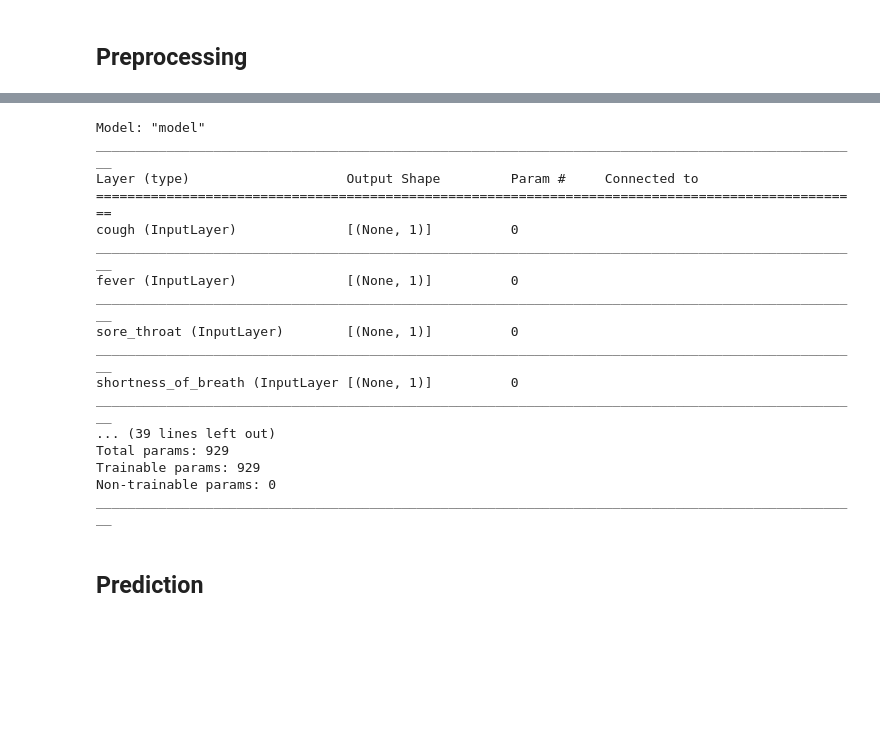
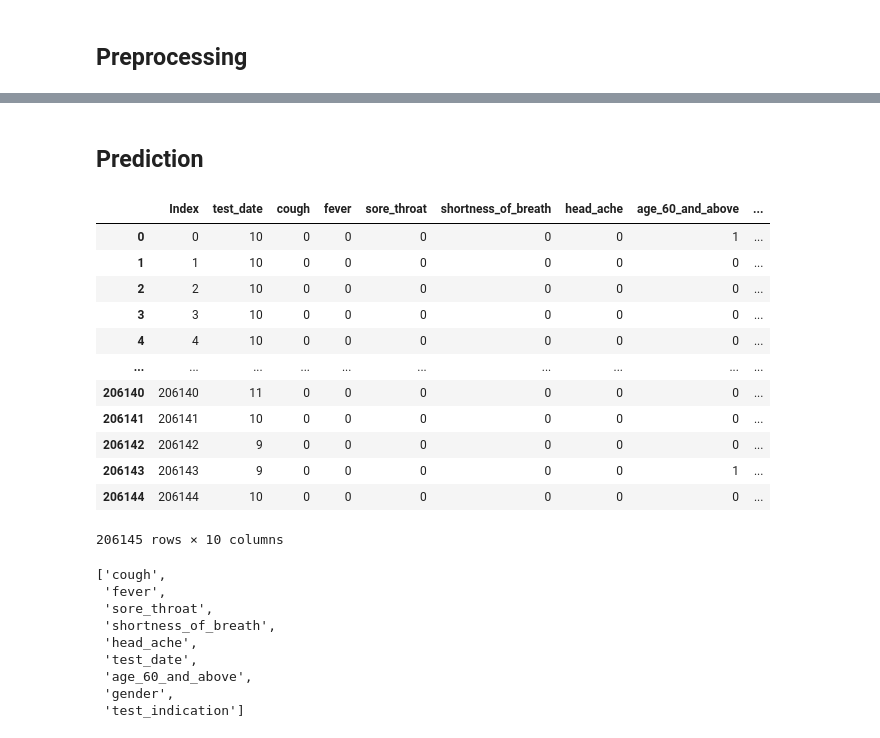
Before and after one commit to YaserAlOsh/Covid19-Detection, a Jupyter notebook: covid19-symptoms-detection.ipynb, the cells around one changed output, grey strips where cells are left out. Cells and saved outputs as stored; diff of their text form; code cells hidden in the pictures; blank space fills up the shorter version.

```diff
--- a/covid19-symptoms-detection.ipynb
+++ b/covid19-symptoms-detection.ipynb
@@ -408,23 +432,3 @@ Epoch 10/10
 <keras.callbacks.History at 0x...>
-# %%
-model.summary()
-# %% [output]
-Model: "model"
-__________________________________________________________________________________________________
-Layer (type)                    Output Shape         Param #     Connected to
-==================================================================================================
-cough (InputLayer)              [(None, 1)]          0
-__________________________________________________________________________________________________
-fever (InputLayer)              [(None, 1)]          0
-__________________________________________________________________________________________________
-sore_throat (InputLayer)        [(None, 1)]          0
-__________________________________________________________________________________________________
-shortness_of_breath (InputLayer [(None, 1)]          0
-__________________________________________________________________________________________________
-... (39 lines left out)
-Total params: 929
-Trainable params: 929
-Non-trainable params: 0
-__________________________________________________________________________________________________
 # %% [markdown]
 ## Prediction
@@ -473,3 +479,41 @@ def df_to_dataset(dataframe, shuffle=True, batch_size=32):
   ds = ds.batch(batch_size)
   ds = ds.prefetch(batch_size)
   return ds
+# %%
+test_df['test_date'] = test_df['test_date'].str.split('-',expand=True)[1].astype(str).astype(int)
+test_df['test_date'] = test_df['test_date'].astype(str).astype(int)
+test_df['age_60_and_above'] = test_df['age_60_and_above'].astype(str).astype(int)
+# %%
+test_df
+# %% [output]
+|  | Index | test_date | cough | fever | sore_throat | shortness_of_breath | head_ache | age_60_and_above | ... |
+| 0 | 0 | 10 | 0 | 0 | 0 | 0 | 0 | 1 | ... |
+| 1 | 1 | 10 | 0 | 0 | 0 | 0 | 0 | 0 | ... |
+| 2 | 2 | 10 | 0 | 0 | 0 | 0 | 0 | 0 | ... |
+| 3 | 3 | 10 | 0 | 0 | 0 | 0 | 0 | 0 | ... |
+| 4 | 4 | 10 | 0 | 0 | 0 | 0 | 0 | 0 | ... |
+| ... | ... | ... | ... | ... | ... | ... | ... | ... | ... |
+| 206140 | 206140 | 11 | 0 | 0 | 0 | 0 | 0 | 0 | ... |
+| 206141 | 206141 | 10 | 0 | 0 | 0 | 0 | 0 | 0 | ... |
+| 206142 | 206142 | 9 | 0 | 0 | 0 | 0 | 0 | 0 | ... |
+| 206143 | 206143 | 9 | 0 | 0 | 0 | 0 | 0 | 1 | ... |
+| 206144 | 206144 | 10 | 0 | 0 | 0 | 0 | 0 | 0 | ... |
+206145 rows × 10 columns
+# %%
+#Re order test_df columns
+cols = test_df.drop(columns=['Index']).columns.tolist()
+first = cols[0]
+for i in range(1,6):
+    cols[i-1] = cols[i]
+cols[5] = first
+cols
+# %% [output]
+['cough',
+ 'fever',
+ 'sore_throat',
+ 'shortness_of_breath',
+ 'head_ache',
+ 'test_date',
+ 'age_60_and_above',
+ 'gender',
+ 'test_indication']
```
Also changed, not shown: parts of 52 cells of this notebook.
